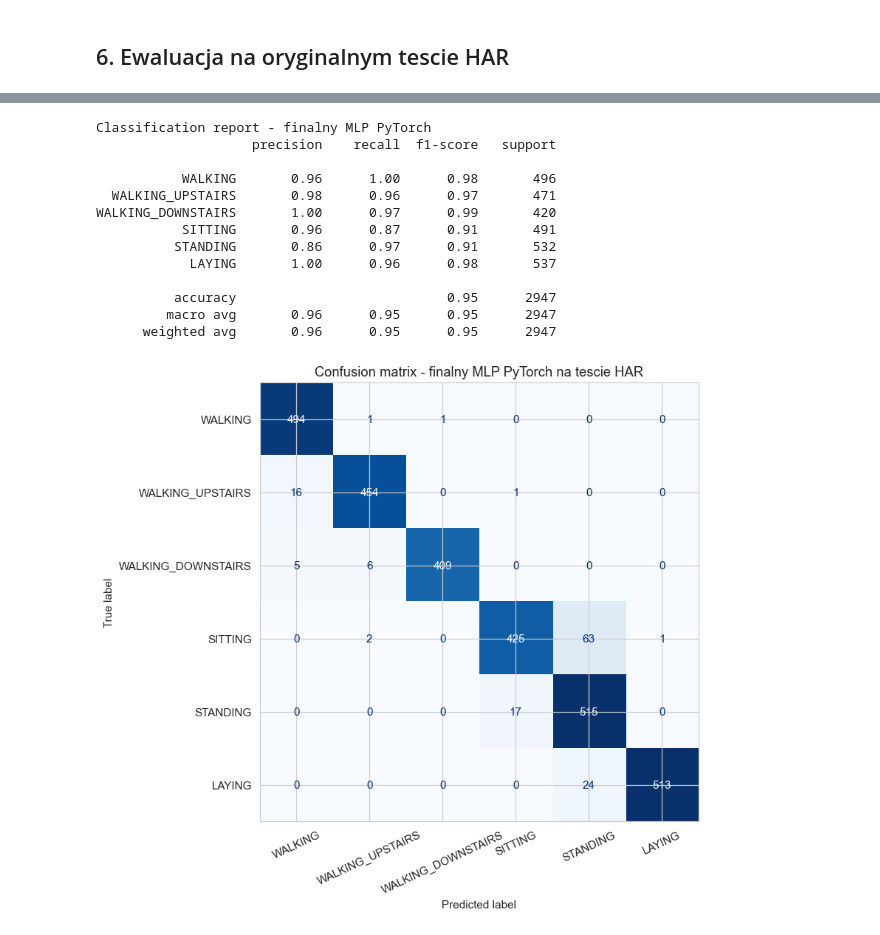
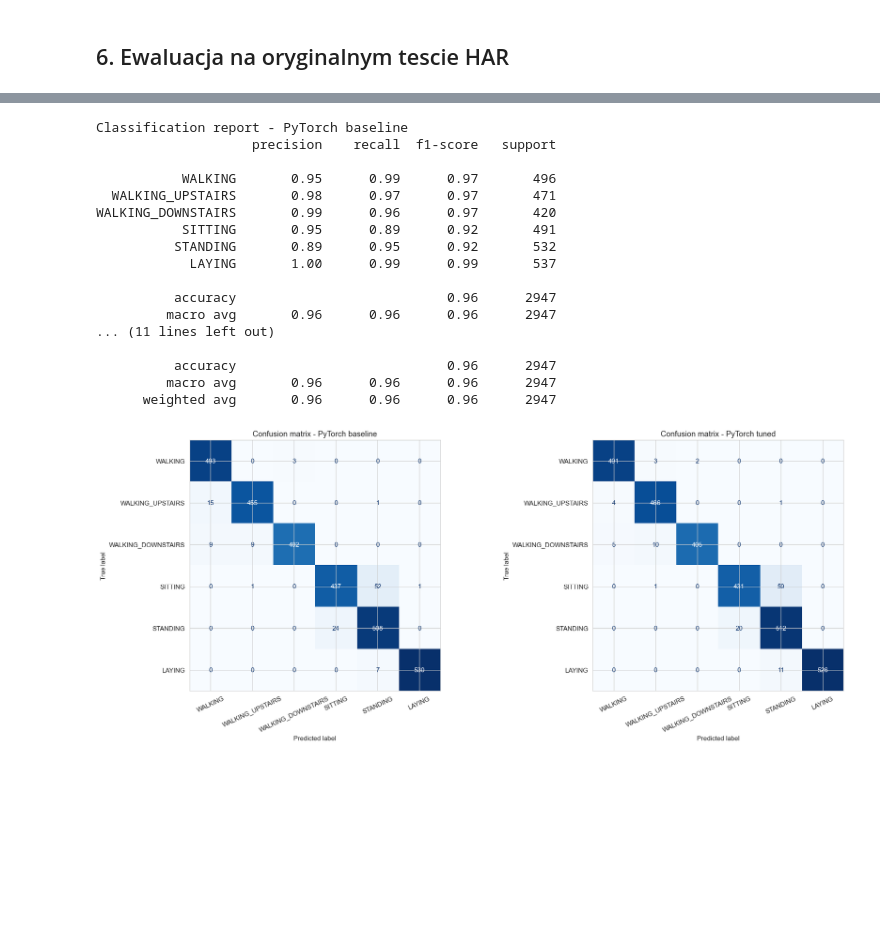
Before and after one commit to PiotrSmola/fetal-health-classification, a Jupyter notebook: human_activity_recognition_pytorch_mlp_project2.ipynb, the cells around one changed output, grey strips where cells are left out. Cells and saved outputs as stored; diff of their text form; code cells hidden in the pictures; blank space fills up the shorter version.

```diff
--- a/human_activity_recognition_pytorch_mlp_project2.ipynb
+++ b/human_activity_recognition_pytorch_mlp_project2.ipynb
@@ -315,6 +315,13 @@ def train_with_early_stopping(config, train_loader, validation_loader, input_dim
         lr=config["learning_rate"],
         weight_decay=config["weight_decay"],
     )
+    scheduler = torch.optim.lr_scheduler.ReduceLROnPlateau(
+        optimizer,
+        mode="max",
+        factor=0.5,
+        patience=config["scheduler_patience"],
+        min_lr=1e-5,
+    )
 
     history = []
     best_state = None
@@ -347,8 +354,10 @@ def train_with_early_stopping(config, train_loader, validation_loader, input_dim
                 "val_loss": validation_metrics["loss"],
                 "val_accuracy": validation_metrics["accuracy"],
                 "val_f1_macro": validation_metrics["f1_macro"],
+                "learning_rate": optimizer.param_groups[0]["lr"],
             }
         )
+        scheduler.step(validation_metrics["f1_macro"])
 
         if validation_metrics["f1_macro"] > best_val_f1 + config["min_delta"]:
             best_val_f1 = validation_metrics["f1_macro"]
@@ -562,35 +648,45 @@ test_metrics.round(4)
 # %%
 target_names = [activity_map[class_id] for class_id in sorted(activity_map)]
-print("Classification report - finalny MLP PyTorch")
-print(classification_report(test_true_ids, test_pred_ids, target_names=target_names))
+print("Classification report - PyTorch baseline")
+print(classification_report(baseline_true_ids, baseline_pred_ids, target_names=target_names))
+print("Classification report - PyTorch tuned")
+print(classification_report(tuned_true_ids, tuned_pred_ids, target_names=target_names))
 
-fig, ax = plt.subplots(figsize=(9, 7))
-ConfusionMatrixDisplay.from_predictions(
-    test_true_ids,
-    test_pred_ids,
-    labels=sorted(activity_map),
-    display_labels=target_names,
-    cmap="Blues",
-    colorbar=False,
-    xticks_rotation=25,
-    ax=ax,
-)
-ax.set_title("Confusion matrix - finalny MLP PyTorch na tescie HAR")
+fig, axes = plt.subplots(1, 2, figsize=(18, 7))
+for ax, y_true, y_pred, title in [
+    (axes[0], baseline_true_ids, baseline_pred_ids, "PyTorch baseline"),
+    (axes[1], tuned_true_ids, tuned_pred_ids, "PyTorch tuned"),
+]:
+    ConfusionMatrixDisplay.from_predictions(
+        y_true,
+        y_pred,
+        labels=sorted(activity_map),
+        display_labels=target_names,
+        cmap="Blues",
+        colorbar=False,
+        xticks_rotation=25,
+        ax=ax,
+    )
+    ax.set_title(f"Confusion matrix - {title}")
 plt.tight_layout()
 plt.show()
 # %% [output]
-Classification report - finalny MLP PyTorch
+Classification report - PyTorch baseline
                     precision    recall  f1-score   support
 
-           WALKING       0.96      1.00      0.98       496
-  WALKING_UPSTAIRS       0.98      0.96      0.97       471
-WALKING_DOWNSTAIRS       1.00      0.97      0.99       420
-           SITTING       0.96      0.87      0.91       491
-          STANDING       0.86      0.97      0.91       532
-            LAYING       1.00      0.96      0.98       537
+           WALKING       0.95      0.99      0.97       496
+  WALKING_UPSTAIRS       0.98      0.97      0.97       471
+WALKING_DOWNSTAIRS       0.99      0.96      0.97       420
+           SITTING       0.95      0.89      0.92       491
+          STANDING       0.89      0.95      0.92       532
+            LAYING       1.00      0.99      0.99       537
 
-          accuracy                           0.95      2947
-         macro avg       0.96      0.95      0.95      2947
-      weighted avg       0.96      0.95      0.95      2947
+          accuracy                           0.96      2947
+         macro avg       0.96      0.96      0.96      2947
+... (11 lines left out)
+
+          accuracy                           0.96      2947
+         macro avg       0.96      0.96      0.96      2947
+      weighted avg       0.96      0.96      0.96      2947
-[figure, old version]
+[figure, new version]
 # %%
```
Also changed, not shown: parts of 8 cells of this notebook.
